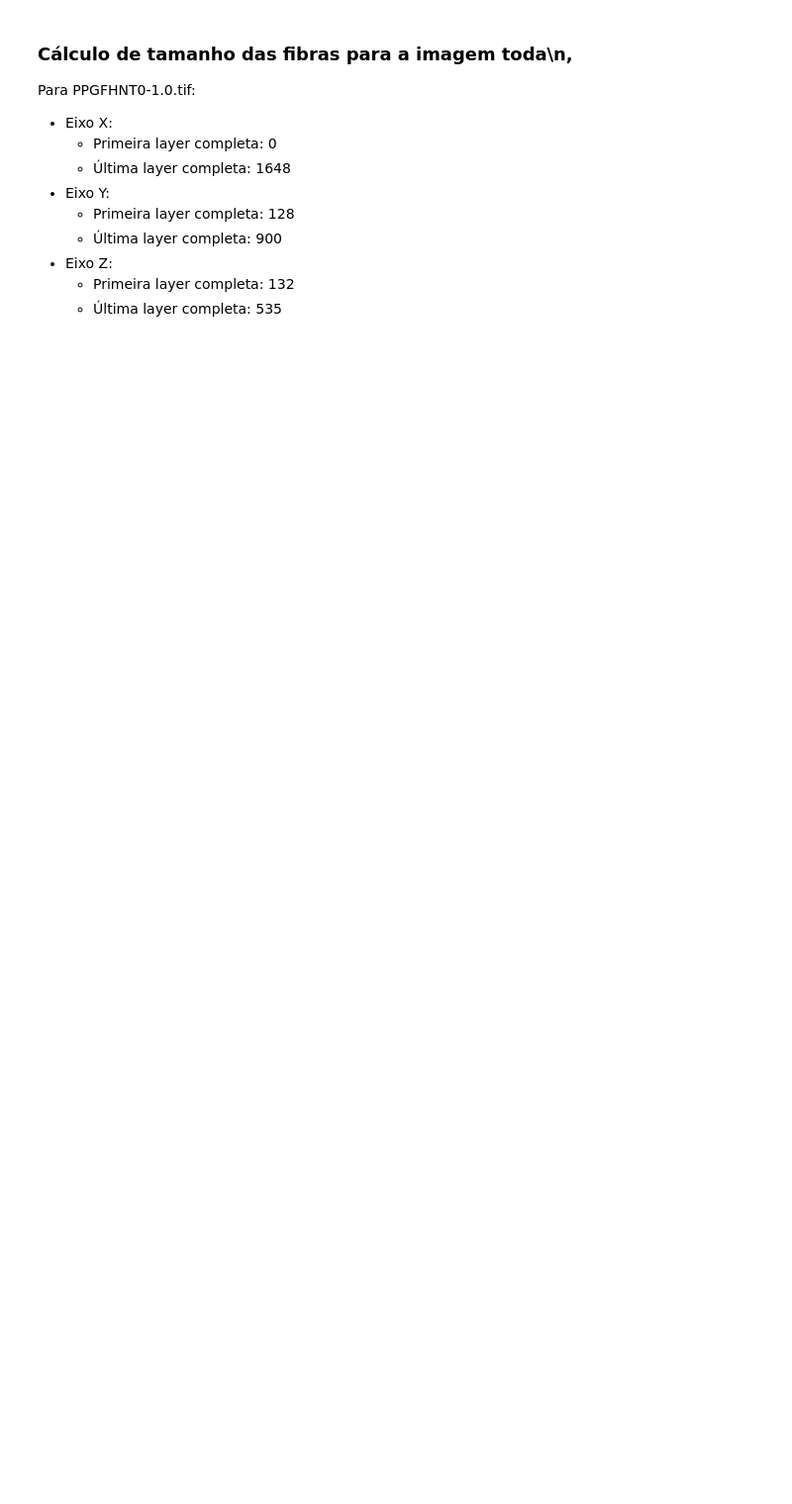
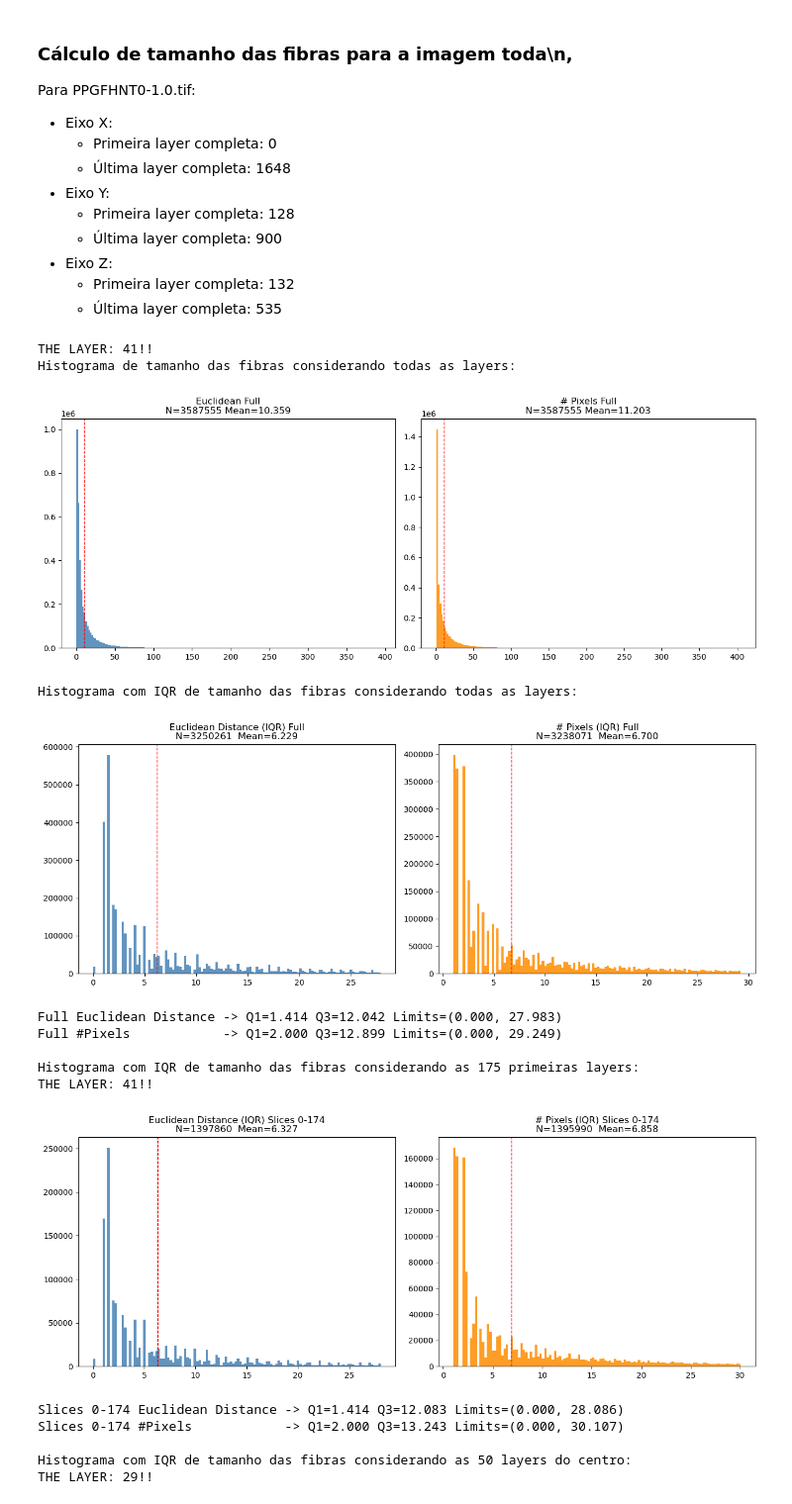
Before and after one commit to litc-ufmg/toronto-fibers, a Jupyter notebook: fiber_separation.ipynb, the cells around one changed output. Shown at 99% size. Saved outputs shown, nothing was run; the diff lists cells and outputs as text; code cells hidden in the pictures; blank space fills up the shorter version.

Commit message:
Length metric presentation 28-08

```diff
--- a/fiber_separation.ipynb
+++ b/fiber_separation.ipynb
@@ -43,7 +43,7 @@ def podar_esqueleto_por_orientacao(esqueleto_img, angulo_limite_graus=45, analis
     """
     # 1. Analisar o esqueleto usando a biblioteca 'skan'
     esqueleto_obj = Skeleton(esqueleto_img)
-    summary = summarize(esqueleto_obj)
+    summary = summarize(esqueleto_obj, separator='-')
 
     # Se skan não encontrar ramos, retorna a imagem original
     if summary.shape[0] == 0:
@@ -1137,34 +1143,63 @@ elif eixo == 'z':
         )
         # clear_output(wait=True)
 # %%
+euclid_full, branch_full = calcula_comp_2d(esqueletos_separados, 'z')
+
+os.makedirs("metric_plots", exist_ok=True)
+
 print('Histograma de tamanho das fibras considerando todas as layers:')
 
 plt.figure(figsize=(13, 5))
 
 plt.subplot(1,2,1)
 plt.hist(euclid_full, bins=200, color='steelblue', alpha=0.85)
-plt.title(f'Euclidean \nN={len(euclid_full)} Mean={euclid_full.mean():.3f}')
+plt.title(f'Euclidean Full\nN={len(euclid_full)} Mean={euclid_full.mean():.3f}')
 
 plt.subplot(1,2,2)
 plt.hist(branch_full, bins=200, color='darkorange', alpha=0.85)
-plt.title(f'# Pixels \nN={len(branch_full)} Mean={branch_full.mean():.3f}')
+plt.title(f'# Pixels Full\nN={len(branch_full)} Mean={branch_full.mean():.3f}')
+
+plt.gcf().axes[0].axvline(euclid_full.mean(), color='red', linestyle='--', linewidth=1)
+plt.gcf().axes[1].axvline(branch_full.mean(), color='red', linestyle='--', linewidth=1)
 
 plt.tight_layout()
+plt.savefig("metric_plots/hist_rmsmall_false_full_raw.png")
 plt.show()
 
 print('Histograma com IQR de tamanho das fibras considerando todas as layers:')
 
-plot_hist_filtered(euclid_full, branch_full, "Full", bins=100)
+plot_hist_filtered(euclid_full, branch_full, "Full", bins=120, save_path="metric_plots/hist_rmsmall_false_full_iqr.png")
 
-print('Histograma com IQR de tamanho das fibras considerando as 150 primeiras layers:')
+print('Histograma com IQR de tamanho das fibras considerando as 175 primeiras layers:')
 
 euclid_a, branch_a = calcula_comp_2d(esqueletos_separados[:, :, :175], 'z')
-plot_hist_filtered(euclid_a, branch_a, "Slices 0-174", bins=120)
+plot_hist_filtered(euclid_a, branch_a, "Slices 0-174", bins=120, save_path="metric_plots/hist_rmsmall_false_1st3_iqr.png")
 
-# Segundo terço (100:200)
+print('Histograma com IQR de tamanho das fibras considerando as 50 layers do centro:')
+
 euclid_b, branch_b = calcula_comp_2d(esqueletos_separados[:, :, 175:225], 'z')
-plot_hist_filtered(euclid_b, branch_b, "Slices 175-224", bins=120)
+plot_hist_filtered(euclid_b, branch_b, "Slices 175-224", bins=120, save_path="metric_plots/hist_rmsmall_false_2nd3_iqr.png")
 
-# Último terço (200:final)
+print('Histograma com IQR de tamanho das fibras considerando as 178 útimas layers:')
+
 euclid_c, branch_c = calcula_comp_2d(esqueletos_separados[:, :, 225:], 'z')
-plot_hist_filtered(euclid_c, branch_c, "Slices 225-end", bins=120)
+plot_hist_filtered(euclid_c, branch_c, "Slices 225-end", bins=120, save_path="metric_plots/hist_rmsmall_false_3rd3_iqr.png")
+
+# scp -r homero_castro@litc59:/home/homero_castro/toronto/metric_plots C:\Users\Homero\documents\LITC\Toronto_Fibers
+# %% [output]
+THE LAYER: 41!!
+Histograma de tamanho das fibras considerando todas as layers:
+[figure, added]
+Histograma com IQR de tamanho das fibras considerando todas as layers:
+[figure, added]
+Full Euclidean Distance -> Q1=1.414 Q3=12.042 Limits=(0.000, 27.983)
+Full #Pixels            -> Q1=2.000 Q3=12.899 Limits=(0.000, 29.249)
+
+Histograma com IQR de tamanho das fibras considerando as 175 primeiras layers:
+THE LAYER: 41!!
+[figure, added]
+Slices 0-174 Euclidean Distance -> Q1=1.414 Q3=12.083 Limits=(0.000, 28.086)
+Slices 0-174 #Pixels            -> Q1=2.000 Q3=13.243 Limits=(0.000, 30.107)
+
+Histograma com IQR de tamanho das fibras considerando as 50 layers do centro:
+THE LAYER: 29!!
```
Also changed, not shown: parts of 8 cells of this notebook, 1 other file.
